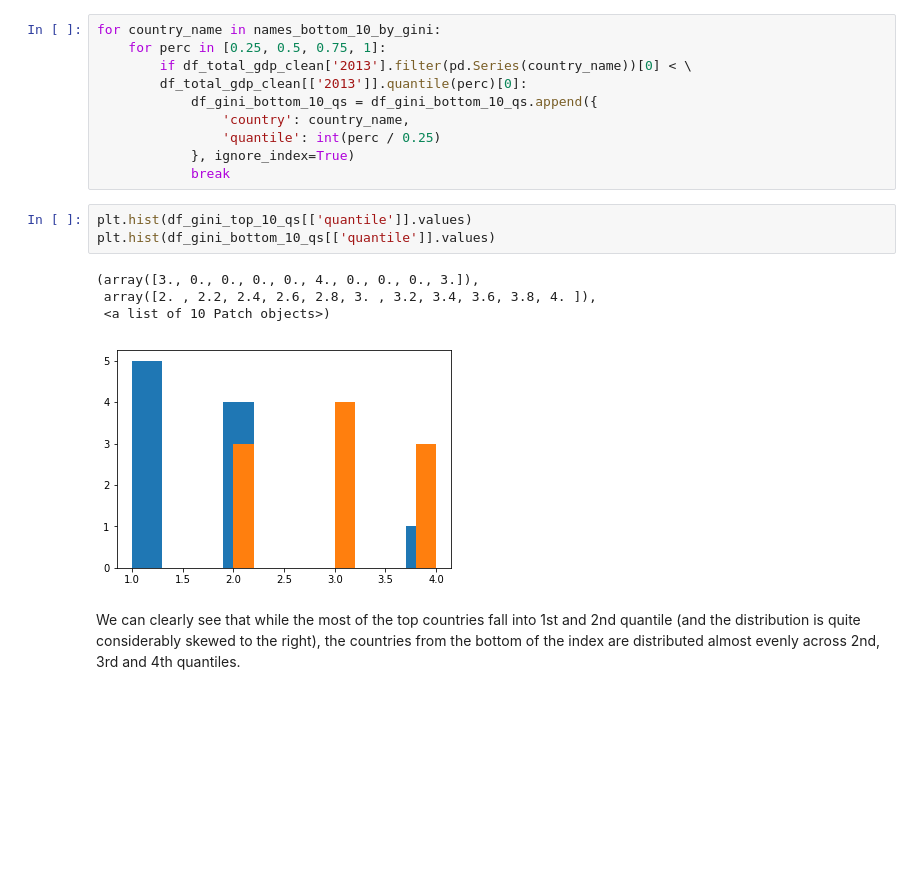
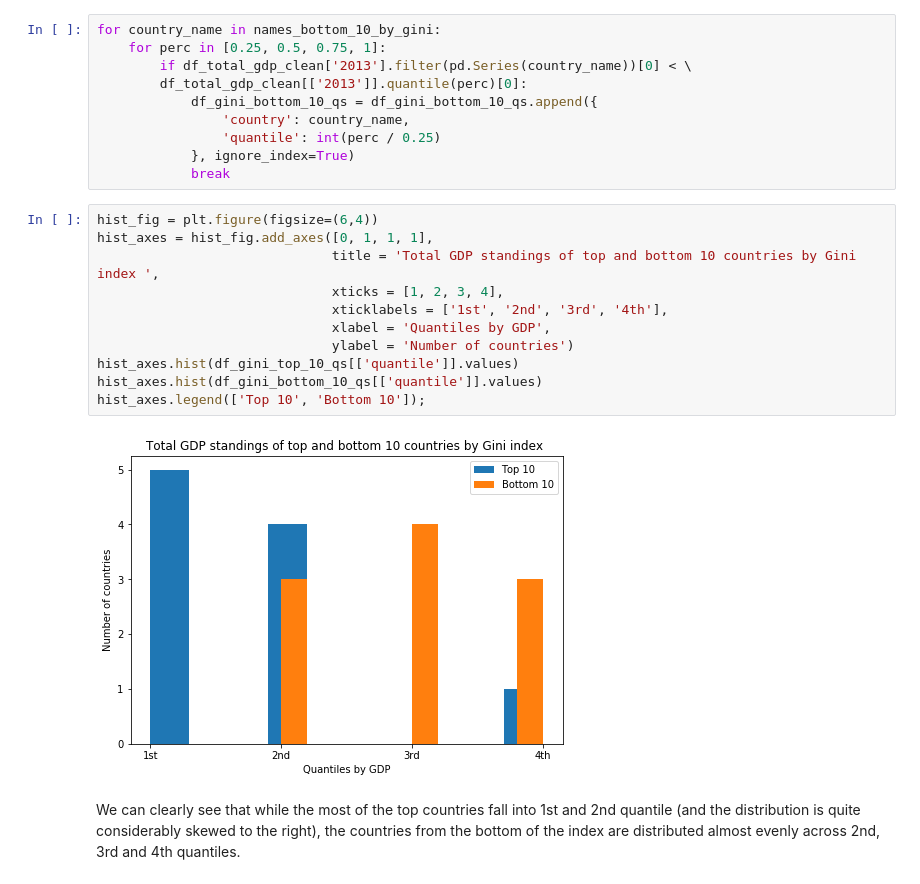
Before and after one commit to krishnagoth/investigate-a-dataset, a Jupyter notebook: Global Inequality Index Trends and Relations to Economy Structure.ipynb, the cells around one changed output. Saved outputs shown, nothing was run; the diff lists cells and outputs as text; blank space fills up the shorter version.

```diff
--- a/Global Inequality Index Trends and Relations to Economy Structure.ipynb
+++ b/Global Inequality Index Trends and Relations to Economy Structure.ipynb
@@ -263,14 +263,19 @@ for country_name in names_bottom_10_by_gini:
                 'quantile': int(perc / 0.25)
             }, ignore_index=True)
             break
-# %%
-plt.hist(df_gini_top_10_qs[['quantile']].values)
-plt.hist(df_gini_bottom_10_qs[['quantile']].values)
-# %% [output]
-(array([3., 0., 0., 0., 0., 4., 0., 0., 0., 3.]),
- array([2. , 2.2, 2.4, 2.6, 2.8, 3. , 3.2, 3.4, 3.6, 3.8, 4. ]),
- <a list of 10 Patch objects>)
-[figure, removed]
+# %%
+hist_fig = plt.figure(figsize=(6,4))
+hist_axes = hist_fig.add_axes([0, 1, 1, 1],
+                              title = 'Total GDP standings of top and bottom 10 countries by Gini index ',
+                              xticks = [1, 2, 3, 4],
+                              xticklabels = ['1st', '2nd', '3rd', '4th'],
+                              xlabel = 'Quantiles by GDP',
+                              ylabel = 'Number of countries')
+hist_axes.hist(df_gini_top_10_qs[['quantile']].values)
+hist_axes.hist(df_gini_bottom_10_qs[['quantile']].values)
+hist_axes.legend(['Top 10', 'Bottom 10']);
+# %% [output]
+[figure, added]
 # %% [markdown]
 We can clearly see that while the most of the top countries fall into 1st and 2nd quantile (and the distribution is
 quite considerably skewed to the right), the countries from the bottom of the index are distributed almost evenly across 2nd, 3rd and 4th quantiles.
```
Also changed, not shown: parts of 6 cells of this notebook, 2 other files.
